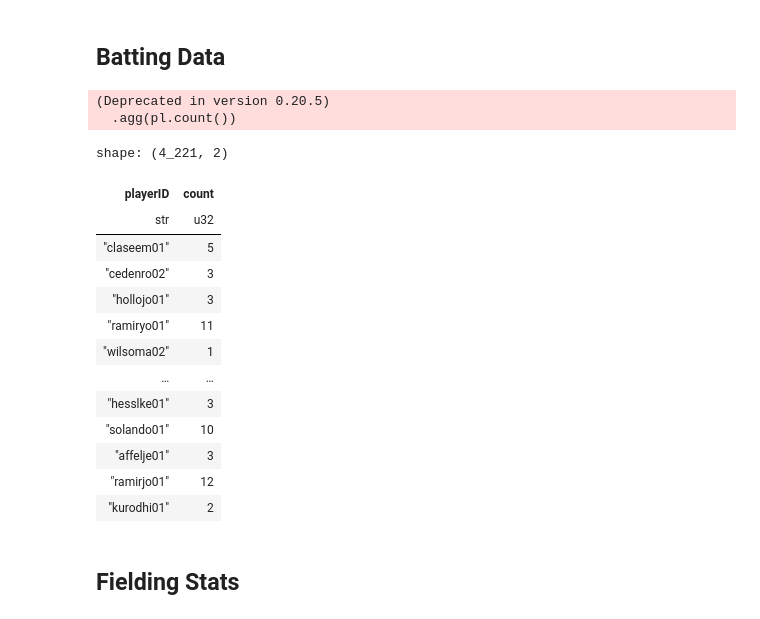
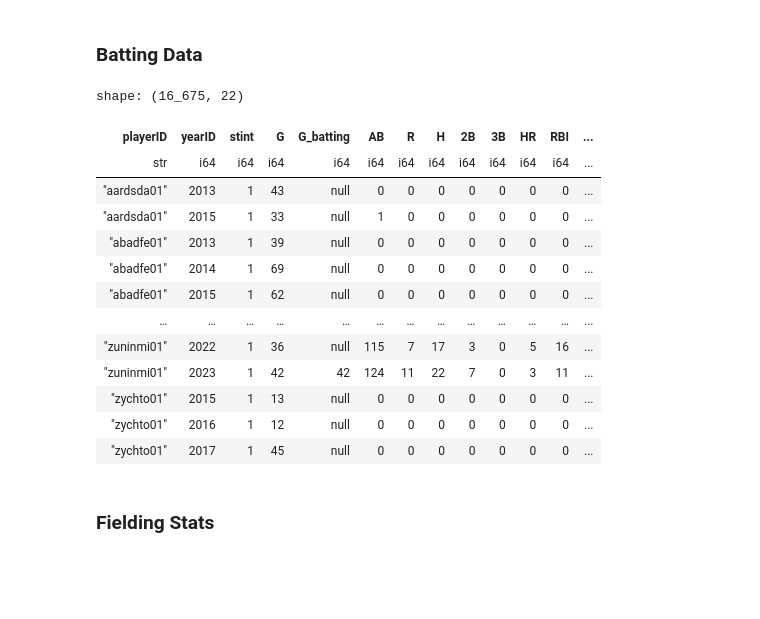
Before and after one commit to laurena1083/module-5-labs, a Jupyter notebook: lab5.1.ipynb, the cells around one changed output. Cells and saved outputs as stored; diff of their text form; code cells hidden in the pictures; blank space fills up the shorter version.

```diff
--- a/lab5.1.ipynb
+++ b/lab5.1.ipynb
@@ -2,32 +2,28 @@
 import polars as pl
 import polars.selectors as cs
 # %% [markdown]
-## Batting Data ##
+### Batting Data
 # %%
 (batting :=
  pl.read_csv('./data/lahman_1871-2024_csv/Batting.csv')
-     .filter(pl.col('yearID') >= 2013)
+     .filter((pl.col('yearID') >= 2013) & (pl.col('stint') == 1))
     .select(cs.by_name('playerID', 'yearID') | cs.integer())
-    .group_by('playerID')
-    .agg(pl.count())
 )
 # %% [output]
-(Deprecated in version 0.20.5)
-  .agg(pl.count())
+shape: (16_675, 22)
-shape: (4_221, 2)
-| playerID | count |
-| str | u32 |
-| "claseem01" | 5 |
-| "cedenro02" | 3 |
-| "hollojo01" | 3 |
-| "ramiryo01" | 11 |
-| "wilsoma02" | 1 |
-| … | … |
-| "hesslke01" | 3 |
-| "solando01" | 10 |
-| "affelje01" | 3 |
-| "ramirjo01" | 12 |
-| "kurodhi01" | 2 |
+| playerID | yearID | stint | G | G_batting | AB | R | H | 2B | 3B | HR | RBI | ... |
+| str | i64 | i64 | i64 | i64 | i64 | i64 | i64 | i64 | i64 | i64 | i64 | ... |
+| "aardsda01" | 2013 | 1 | 43 | null | 0 | 0 | 0 | 0 | 0 | 0 | 0 | ... |
+| "aardsda01" | 2015 | 1 | 33 | null | 1 | 0 | 0 | 0 | 0 | 0 | 0 | ... |
+| "abadfe01" | 2013 | 1 | 39 | null | 0 | 0 | 0 | 0 | 0 | 0 | 0 | ... |
+| "abadfe01" | 2014 | 1 | 69 | null | 0 | 0 | 0 | 0 | 0 | 0 | 0 | ... |
+| "abadfe01" | 2015 | 1 | 62 | null | 0 | 0 | 0 | 0 | 0 | 0 | 0 | ... |
+| … | … | … | … | … | … | … | … | … | … | … | … | ... |
+| "zuninmi01" | 2022 | 1 | 36 | null | 115 | 7 | 17 | 3 | 0 | 5 | 16 | ... |
+| "zuninmi01" | 2023 | 1 | 42 | 42 | 124 | 11 | 22 | 7 | 0 | 3 | 11 | ... |
+| "zychto01" | 2015 | 1 | 13 | null | 0 | 0 | 0 | 0 | 0 | 0 | 0 | ... |
+| "zychto01" | 2016 | 1 | 12 | null | 0 | 0 | 0 | 0 | 0 | 0 | 0 | ... |
+| "zychto01" | 2017 | 1 | 45 | null | 0 | 0 | 0 | 0 | 0 | 0 | 0 | ... |
 # %% [markdown]
-## Fielding Stats ##
+### Fielding Stats
 # %%
```
Also changed, not shown: parts of 17 cells of this notebook, 4 other files.
